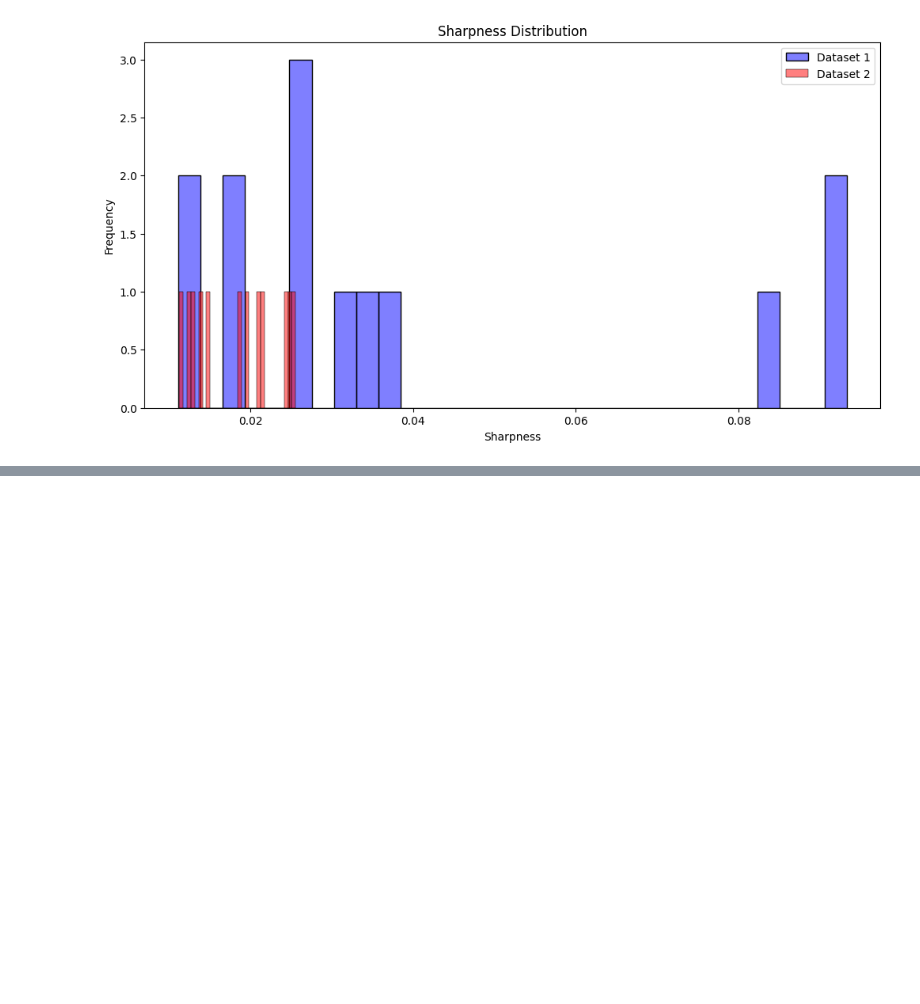
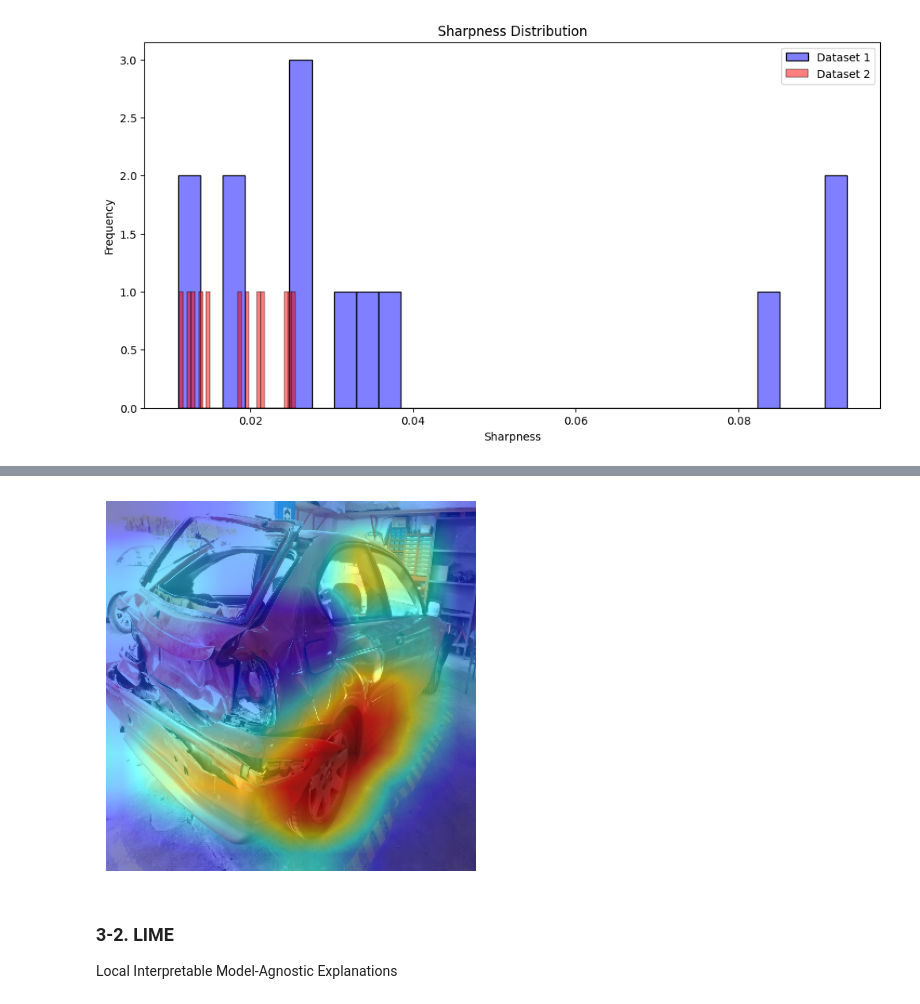
Before and after one commit to ethicsense/datadrift_app_engine, a Jupyter notebook: datadoctor/ddoc_test.ipynb, the cells around one changed output, grey strips where cells are left out. Saved outputs shown, nothing was run; the diff lists cells and outputs as text; code cells hidden in the pictures; blank space fills up the shorter version.

```diff
--- a/datadoctor/ddoc_test.ipynb
+++ b/datadoctor/ddoc_test.ipynb
@@ -328,0 +379,10 @@ MMD between datasets: 0.8442
+# %%
+def preprocess_image(
+    img: np.ndarray, mean=[
+        0.5, 0.5, 0.5], std=[
+            0.5, 0.5, 0.5]) -> torch.Tensor:
+    preprocessing = Compose([
+        ToTensor(),
+        Normalize(mean=mean, std=std)
+    ])
+    return preprocessing(img.copy()).unsqueeze(0)
@@ -328,0 +396,9 @@ MMD between datasets: 0.8442
+# %%
+test_img = cv2.resize(test_img, (342, 342))
+test_img = np.float32(test_img) / 255 #shape: (342, 342, 3)
+
+input_tensor = preprocess_image(test_img,
+                                mean=[0.485, 0.456, 0.406],
+                                std=[0.229, 0.224, 0.225])
+
+input_tensor
@@ -328,0 +423,26 @@ MMD between datasets: 0.8442
+# %%
+layer = model.layer4
+car_classes = [407, 436, 511, 817, 751, 656]
+
+# cam 생성 및 처리
+cam = AblationCAM(model=model, target_layers=[layer])
+cam.batch_size = 1
+
+# targets 설정 (클래스 인덱스)
+targets = [ClassifierOutputTarget(class_id) for class_id in car_classes]
+
+# grad-cam 계산
+grayscale_cam = cam(input_tensor=input_tensor, targets=targets)
+grayscale_cam = grayscale_cam[0, :]
+# %%
+# 시각화
+visualization = show_cam_on_image(test_img, grayscale_cam, use_rgb=True)
+plt.imshow(visualization)
+plt.axis('off')
+plt.show()
+# %% [output]
+[figure, added]
+# %% [markdown]
+### 3-2. LIME
+
+Local Interpretable Model-Agnostic Explanations
```
Also changed, not shown: parts of 6 cells of this notebook.
